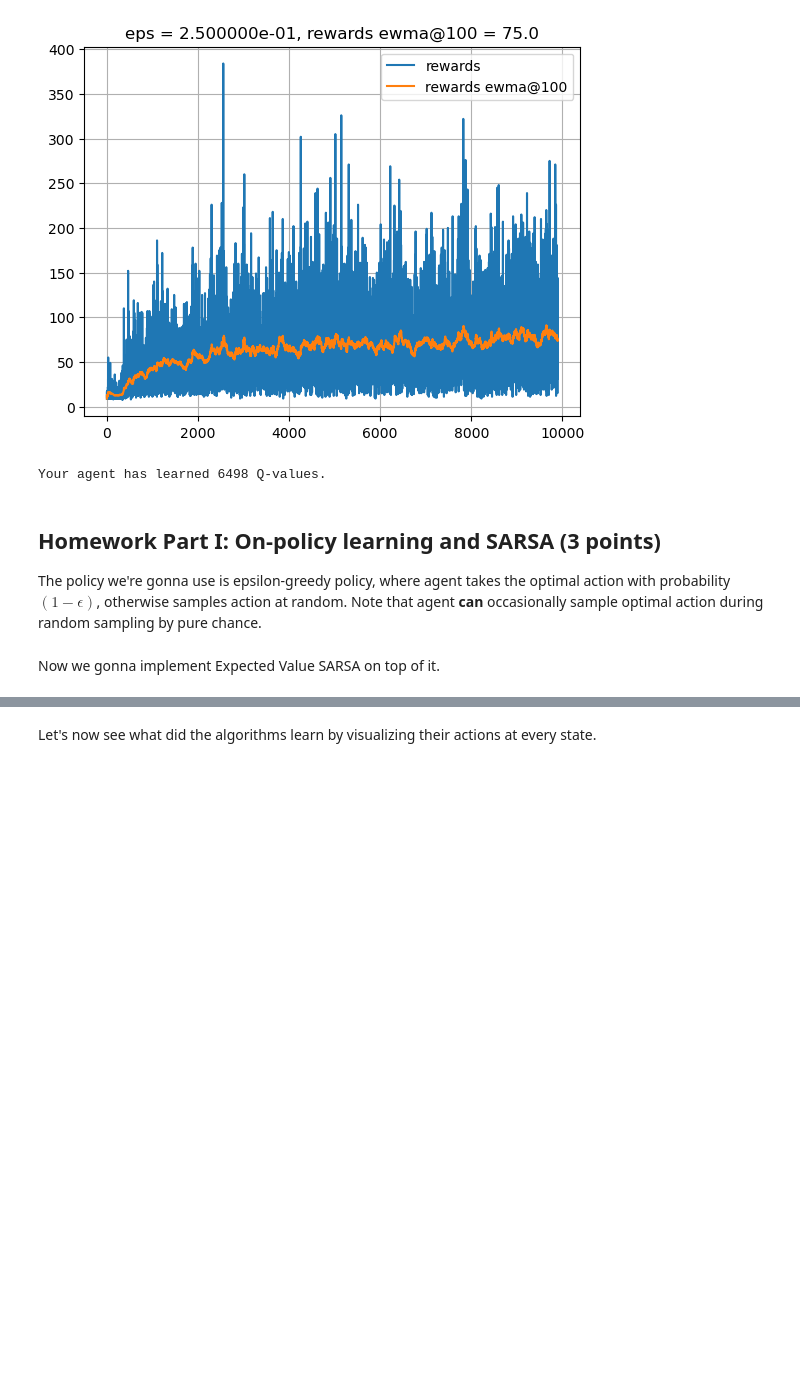
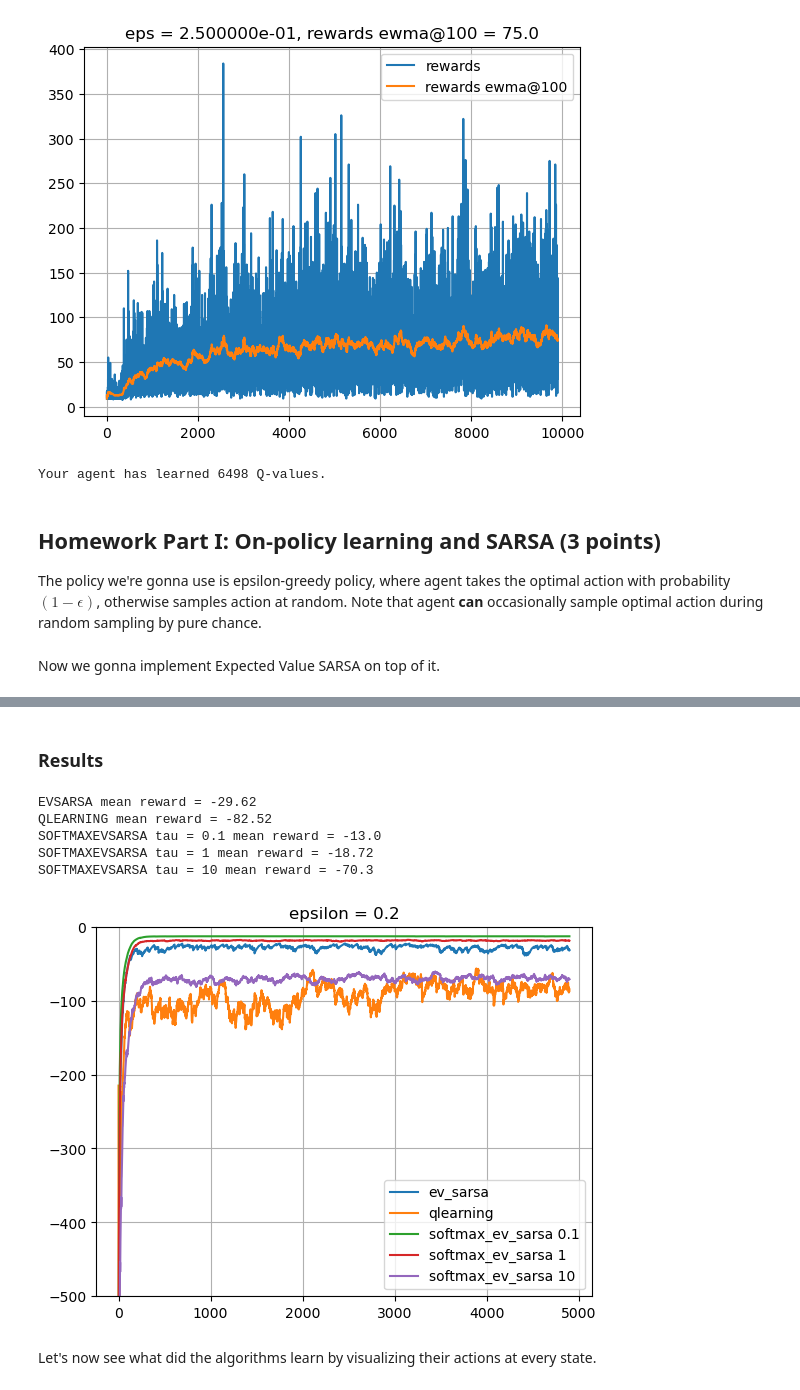
Before and after one commit to Arkadiy-Vladimirov/Practical_RL, a Jupyter notebook: week03_model_free/homework.ipynb, the cells around one changed output, grey strips where cells are left out. Drawn from its saved outputs; the diff is of its cells as text; code cells hidden in the pictures; blank space fills up the shorter version.

```diff
--- a/week03_model_free/homework.ipynb
+++ b/week03_model_free/homework.ipynb
@@ -419,6 +419,7 @@ class EVSarsaAgent(QLearningAgent):
         if len(possible_actions) == 0:
             return 0.0
 
-        <YOUR CODE: see docstring>
+        state_value = (1 - epsilon) * self.get_qvalue(state, self.get_best_action(state)) \
+                          + epsilon * sum(self.get_qvalue(state, action) for action in possible_actions) / len(possible_actions)
 
         return state_value
@@ -445,0 +456,7 @@ plt.imshow(env.render())
+# %%
+def get_softmax(X, f):
+    exp = {x : math.exp(f[x]) for x in X}
+    sum_exp = sum(exp[x] for x in X)
+    softmax = {x : (exp[x] / sum_exp) for x in X}
+
+    return softmax
@@ -446,34 +519,57 @@ plt.imshow(env.render())
+# %% [markdown]
+### Results
 # %%
 agent_sarsa = EVSarsaAgent(alpha=0.25, epsilon=0.2, discount=0.99,
                            get_legal_actions=lambda s: range(n_actions))
 
 agent_ql = QLearningAgent(alpha=0.25, epsilon=0.2, discount=0.99,
                           get_legal_actions=lambda s: range(n_actions))
+
+tau_grid = [0.1, 1, 10]
+agent_softmax_sarsa = {tau : SoftmaxEVSarsaAgent(alpha=0.25, tau=tau, discount=0.99,
+                                           get_legal_actions=lambda s: range(n_actions))
+                                           for tau in tau_grid}
 # %%
 from IPython.display import clear_output
 import pandas as pd
 
 def moving_average(x, span=100):
     return pd.DataFrame({'x': np.asarray(x)}).x.ewm(span=span).mean().values
 
 rewards_sarsa, rewards_ql = [], []
+rewards_softmax_sarsa  = {tau : [] for tau in tau_grid}
 
 for i in range(5000):
+    for tau in tau_grid:
+        rewards_softmax_sarsa[tau].append(play_and_train(env, agent_softmax_sarsa[tau]))
+
     rewards_sarsa.append(play_and_train(env, agent_sarsa))
     rewards_ql.append(play_and_train(env, agent_ql))
     # Note: agent.epsilon stays constant
 
     if i % 100 == 0:
         clear_output(True)
         print('EVSARSA mean reward =', np.mean(rewards_sarsa[-100:]))
         print('QLEARNING mean reward =', np.mean(rewards_ql[-100:]))
         plt.title("epsilon = %s" % agent_ql.epsilon)
         plt.plot(moving_average(rewards_sarsa), label='ev_sarsa')
         plt.plot(moving_average(rewards_ql), label='qlearning')
+
+        for tau in tau_grid:
+            print('SOFTMAXEVSARSA tau = %s mean reward =' %tau, np.mean(rewards_softmax_sarsa[tau][-100:]))
+            plt.plot(moving_average(rewards_softmax_sarsa[tau]), label='softmax_ev_sarsa %s' %tau)
+
         plt.grid()
         plt.legend()
         plt.ylim(-500, 0)
         plt.show()
+# %% [output]
+EVSARSA mean reward = -29.62
+QLEARNING mean reward = -82.52
+SOFTMAXEVSARSA tau = 0.1 mean reward = -13.0
+SOFTMAXEVSARSA tau = 1 mean reward = -18.72
+SOFTMAXEVSARSA tau = 10 mean reward = -70.3
+[figure, added]
 # %% [markdown]
 Let's now see what did the algorithms learn by visualizing their actions at every state.
 # %%
```
Also changed, not shown: parts of 8 cells of this notebook.
